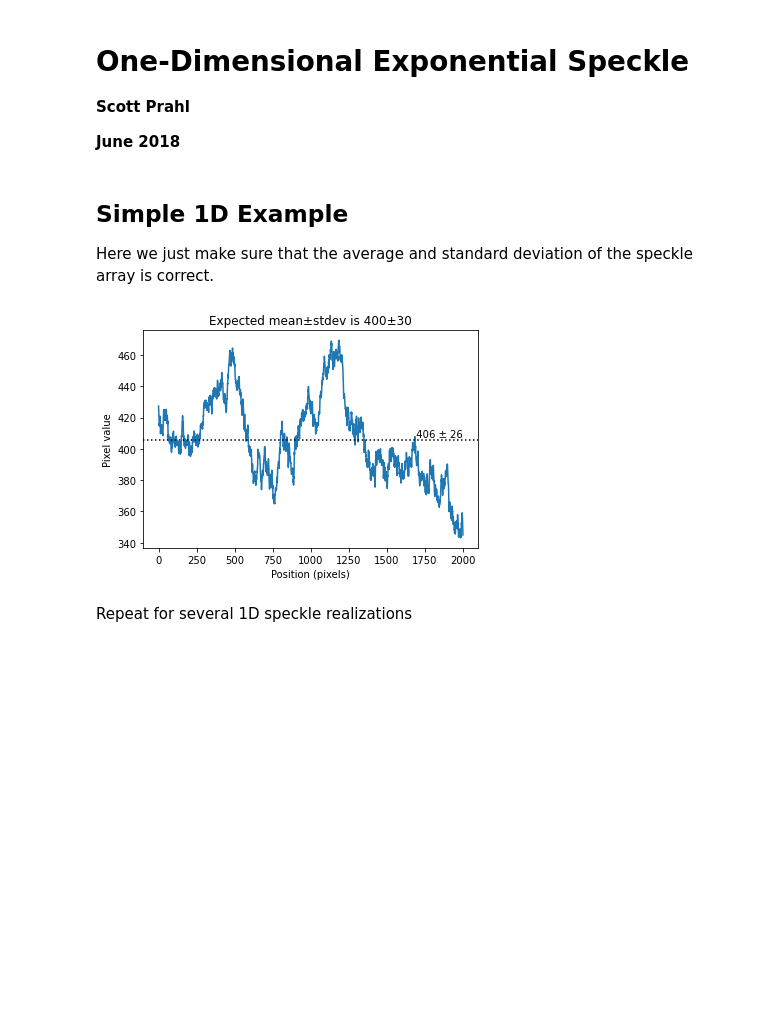
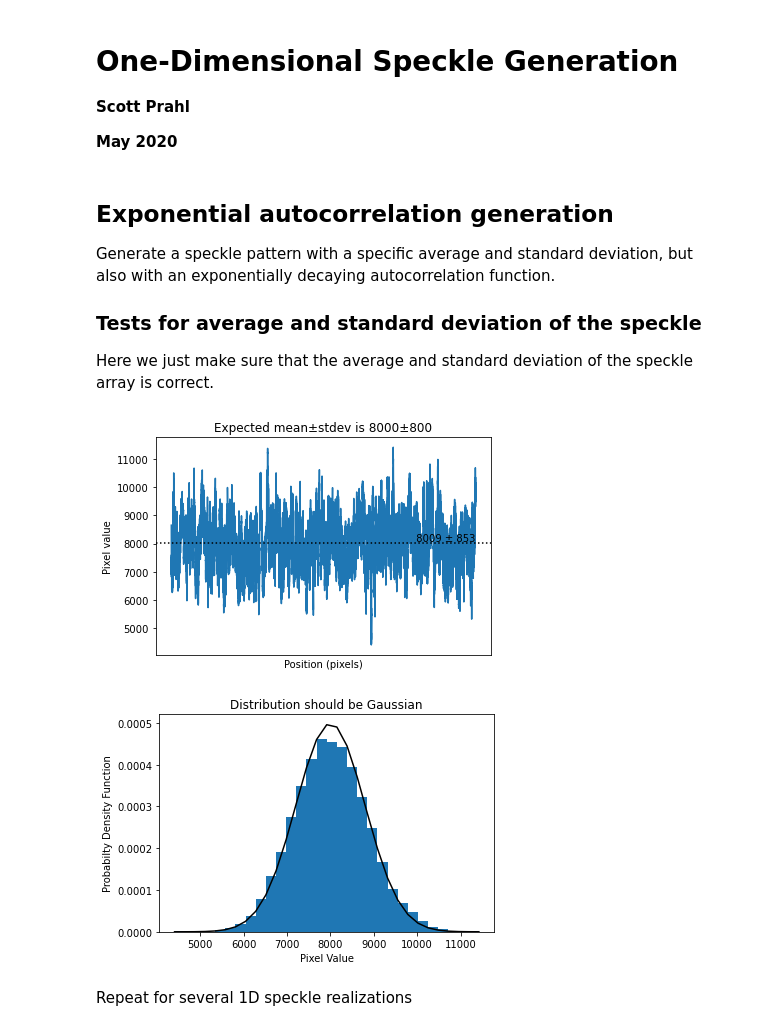
Before and after one commit to scottprahl/pyspeckle, a Jupyter notebook: docs/0-One-Dim-Speckle-Basics.ipynb, the cells around one changed output. Cells and saved outputs as stored; diff of their text form; code cells hidden in the pictures; blank space fills up the shorter version.

Commit message:
fix `1D gaussian speckle

```diff
--- a/docs/0-One-Dim-Speckle-Basics.ipynb
+++ b/docs/0-One-Dim-Speckle-Basics.ipynb
@@ -1,8 +1,8 @@
 # %% [markdown]
-# One-Dimensional Exponential Speckle
+# One-Dimensional Speckle Generation
 
 **Scott Prahl**
 
-**June 2018**
+**May 2020**
 # %%
 import sys
@@ -35,28 +34,42 @@ def autocorr(x):
     middle = len(result)//2
     return result[middle:]/mx
 # %% [markdown]
-## Simple 1D Example
+## Exponential autocorrelation generation
+
+Generate a speckle pattern with a specific average and standard deviation, but also with an exponentially decaying autocorrelation function.
+
+### Tests for average and standard deviation of the speckle
 
 Here we just make sure that the average and standard deviation of the speckle array is correct.
 # %%
-M=2000
-stdev = 30
-avg   = 400
-tau   = 300
-y = pyspeckle.create_exp_1D(M,avg,stdev,tau)
+M     = 200000 # number of pixels in speckle realization
+cl    = 300    # correlation length in pixels
+avg   = 8000   # average value of speckle
+stdev = 800    # standard deviation of pixel values
+
+y = pyspeckle.create_exp_1D(M,avg,stdev,cl)
 
 ave = np.mean(y)
 std = np.sqrt(np.var(y))
 
 plt.plot(y)
 plt.axhline(ave, ls=':', color='black')
 plt.text(M, ave, "  %.0f ± %.0f"%(ave,std), ha='right', va='bottom')
 plt.title("Expected mean±stdev is %.0f±%0.f" % (avg,stdev))
 plt.xlabel('Position (pixels)')
 plt.ylabel('Pixel value')
+plt.xticks([])
 plt.show()
+
+count, bins, ignored = plt.hist(y, 30, density=True)
+plt.plot(bins,  1/(stdev * np.sqrt(2 * np.pi)) * np.exp(-0.5*((bins-avg)/stdev)**2),'k')
+plt.xlabel("Pixel Value")
+plt.ylabel("Probabilty Density Function")
+plt.title("Distribution should be Gaussian")
+plt.show()
 # %% [output]
-[figure, old version]
+[figure, new version]
+[figure, added]
 # %% [markdown]
 Repeat for several 1D speckle realizations
 # %%
```
Also changed, not shown: parts of 7 cells of this notebook, 1 other file.
